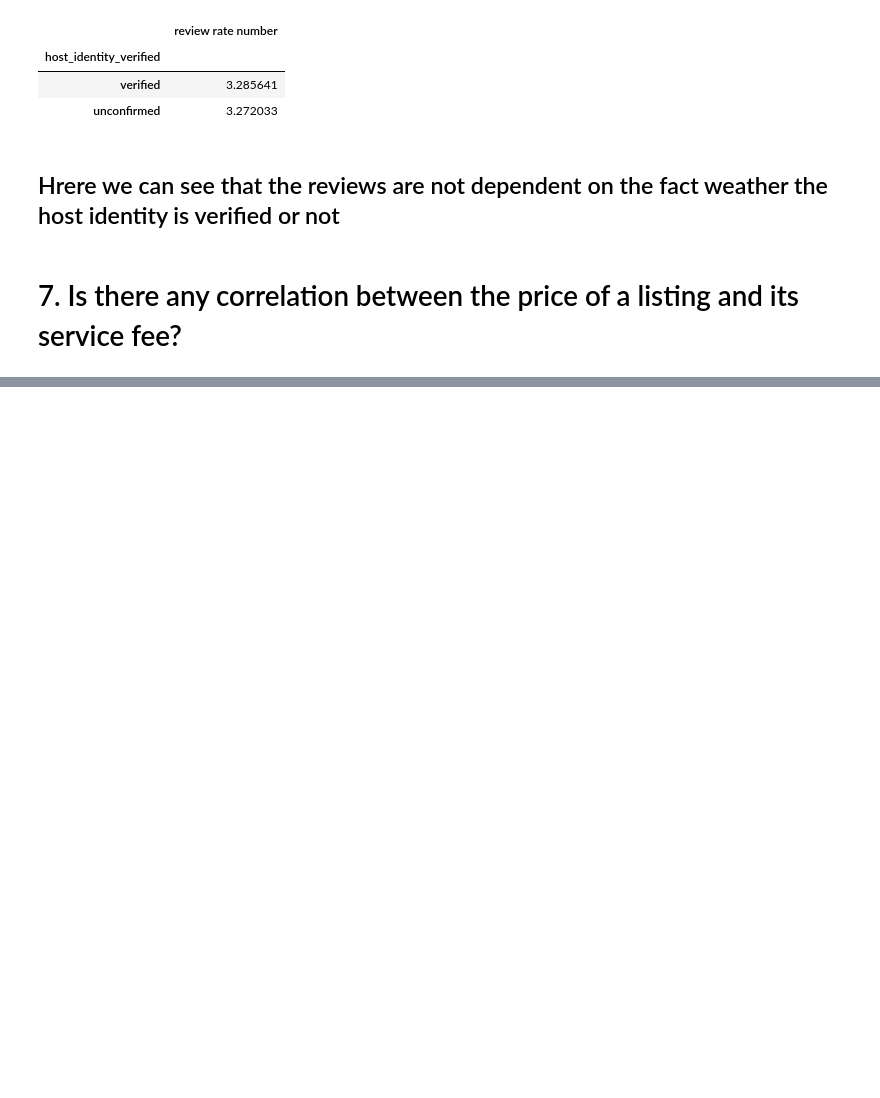
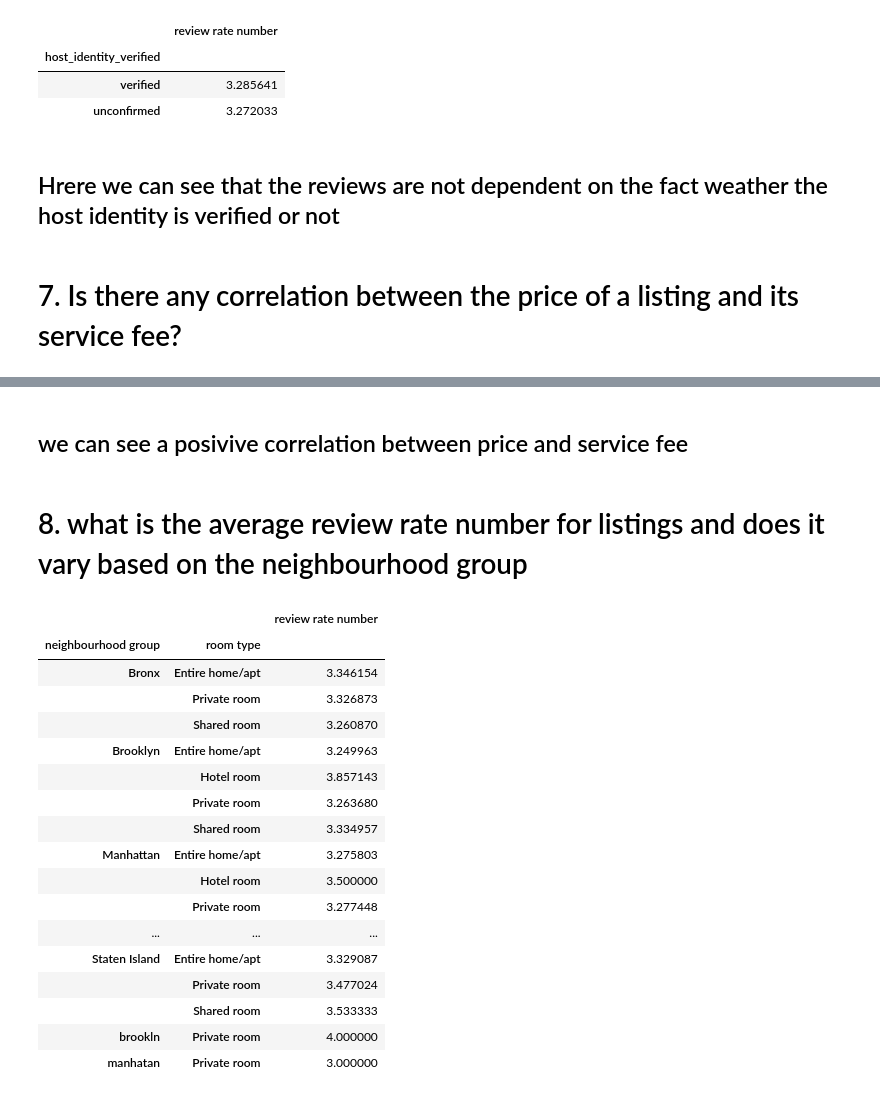
Before and after one commit to abhi-ram-M/VOIS_AICTE_Oct2025_Abhiram-Manepalli, a Jupyter notebook: Airbnb Hotel booking Analysis.ipynb, the cells around one changed output, grey strips where cells are left out. Saved outputs shown, nothing was run; the diff lists cells and outputs as text; code cells hidden in the pictures; blank space fills up the shorter version.

```diff
--- a/Airbnb Hotel booking Analysis.ipynb
+++ b/Airbnb Hotel booking Analysis.ipynb
@@ -302,0 +312,26 @@ review
+# %% [markdown]
+## we can see a posivive correlation between price and service fee
+# %% [markdown]
+# 8. what is the average review rate number for listings and does it vary based on the neighbourhood group
+# %%
+avg_rev =  df.groupby(['neighbourhood group','room type'])['review rate number'].mean().to_frame()
+avg_rev
+# %% [output]
+|  |  | review rate number |
+| neighbourhood group | room type |  |
+| Bronx | Entire home/apt | 3.346154 |
+|  | Private room | 3.326873 |
+|  | Shared room | 3.260870 |
+| Brooklyn | Entire home/apt | 3.249963 |
+|  | Hotel room | 3.857143 |
+|  | Private room | 3.263680 |
+|  | Shared room | 3.334957 |
+| Manhattan | Entire home/apt | 3.275803 |
+|  | Hotel room | 3.500000 |
+|  | Private room | 3.277448 |
+| ... | ... | ... |
+| Staten Island | Entire home/apt | 3.329087 |
+|  | Private room | 3.477024 |
+|  | Shared room | 3.533333 |
+| brookln | Private room | 4.000000 |
+| manhatan | Private room | 3.000000 |
```
Also changed, not shown: parts of 5 cells of this notebook.
